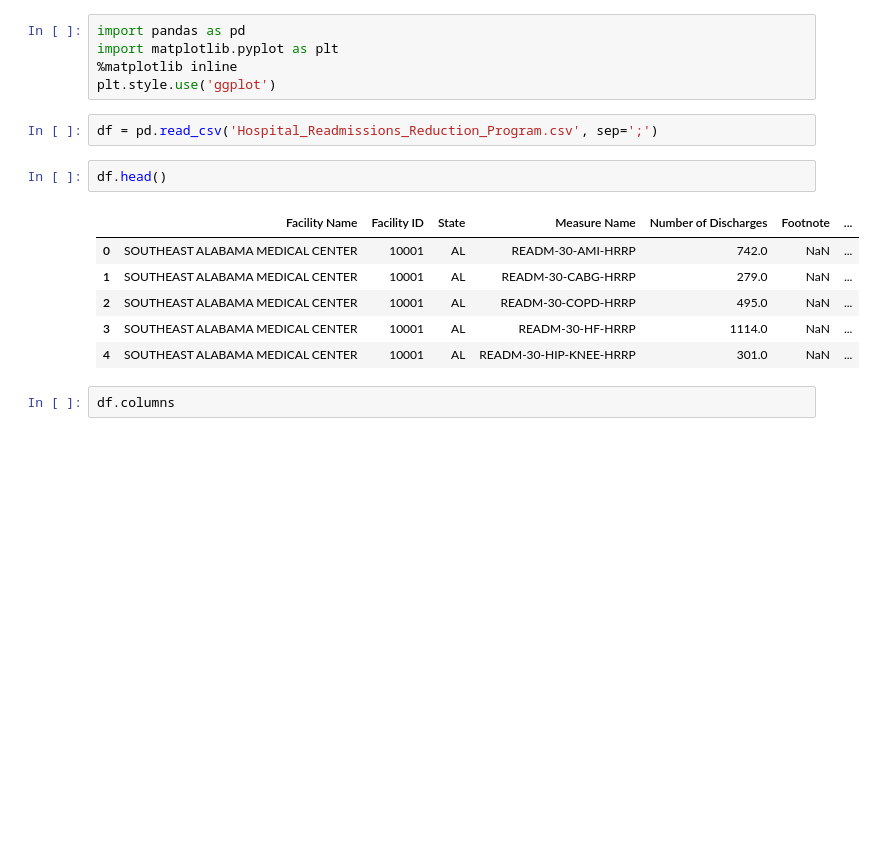
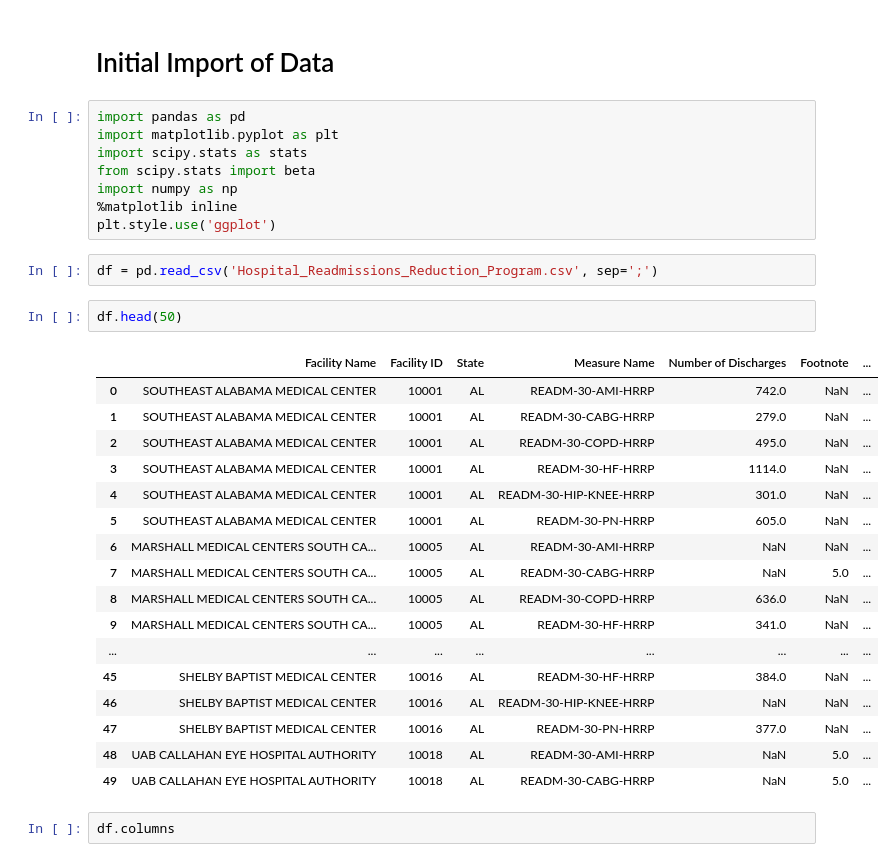
Before and after one commit to l-scho/National-Hosiptal-Readmission, a Jupyter notebook: capstone1_data.ipynb, the cells around one changed output. Drawn from its saved outputs; the diff is of its cells as text; blank space fills up the shorter version.

```diff
--- a/capstone1_data.ipynb
+++ b/capstone1_data.ipynb
@@ -1,19 +1,35 @@
+# %% [markdown]
+# Initial Import of Data
 # %%
 import pandas as pd
 import matplotlib.pyplot as plt
+import scipy.stats as stats
+from scipy.stats import beta
+import numpy as np
 %matplotlib inline
 plt.style.use('ggplot')
 # %%
 df = pd.read_csv('Hospital_Readmissions_Reduction_Program.csv', sep=';')
 # %%
-df.head()
+df.head(50)
 # %% [output]
 |  | Facility Name | Facility ID | State | Measure Name | Number of Discharges | Footnote | ... |
 | 0 | SOUTHEAST ALABAMA MEDICAL CENTER | 10001 | AL | READM-30-AMI-HRRP | 742.0 | NaN | ... |
 | 1 | SOUTHEAST ALABAMA MEDICAL CENTER | 10001 | AL | READM-30-CABG-HRRP | 279.0 | NaN | ... |
 | 2 | SOUTHEAST ALABAMA MEDICAL CENTER | 10001 | AL | READM-30-COPD-HRRP | 495.0 | NaN | ... |
 | 3 | SOUTHEAST ALABAMA MEDICAL CENTER | 10001 | AL | READM-30-HF-HRRP | 1114.0 | NaN | ... |
 | 4 | SOUTHEAST ALABAMA MEDICAL CENTER | 10001 | AL | READM-30-HIP-KNEE-HRRP | 301.0 | NaN | ... |
+| 5 | SOUTHEAST ALABAMA MEDICAL CENTER | 10001 | AL | READM-30-PN-HRRP | 605.0 | NaN | ... |
+| 6 | MARSHALL MEDICAL CENTERS SOUTH CA... | 10005 | AL | READM-30-AMI-HRRP | NaN | NaN | ... |
+| 7 | MARSHALL MEDICAL CENTERS SOUTH CA... | 10005 | AL | READM-30-CABG-HRRP | NaN | 5.0 | ... |
+| 8 | MARSHALL MEDICAL CENTERS SOUTH CA... | 10005 | AL | READM-30-COPD-HRRP | 636.0 | NaN | ... |
+| 9 | MARSHALL MEDICAL CENTERS SOUTH CA... | 10005 | AL | READM-30-HF-HRRP | 341.0 | NaN | ... |
+| ... | ... | ... | ... | ... | ... | ... | ... |
+| 45 | SHELBY BAPTIST MEDICAL CENTER | 10016 | AL | READM-30-HF-HRRP | 384.0 | NaN | ... |
+| 46 | SHELBY BAPTIST MEDICAL CENTER | 10016 | AL | READM-30-HIP-KNEE-HRRP | NaN | NaN | ... |
+| 47 | SHELBY BAPTIST MEDICAL CENTER | 10016 | AL | READM-30-PN-HRRP | 377.0 | NaN | ... |
+| 48 | UAB CALLAHAN EYE HOSPITAL AUTHORITY | 10018 | AL | READM-30-AMI-HRRP | NaN | 5.0 | ... |
+| 49 | UAB CALLAHAN EYE HOSPITAL AUTHORITY | 10018 | AL | READM-30-CABG-HRRP | NaN | 5.0 | ... |
 # %%
 df.columns
 # %% [output]
```
Also changed, not shown: parts of 37 cells of this notebook, 2 other files.
